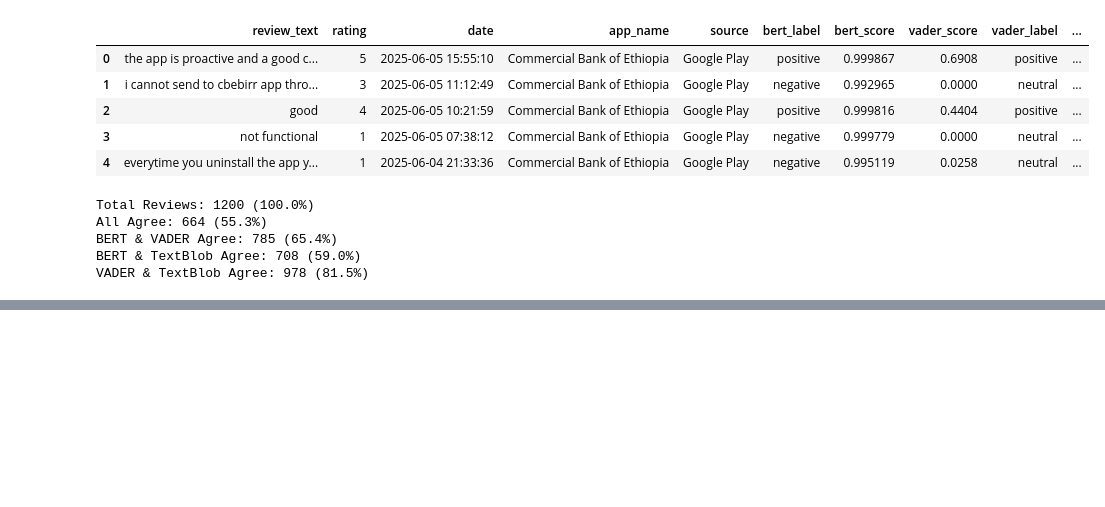
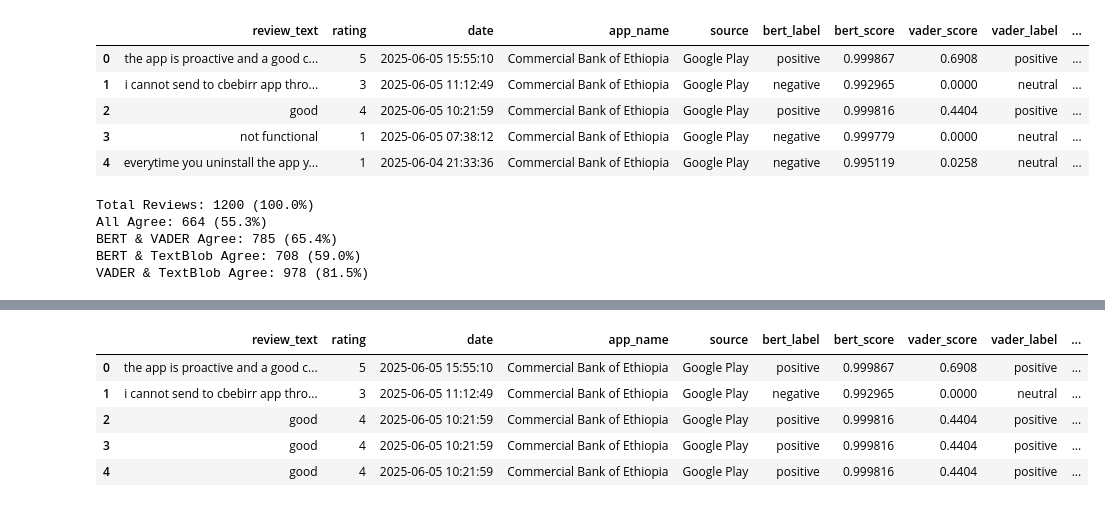
Before and after one commit to tsegabogale24/week2-Customer-Experience-Analytics-for-Fintech-Apps, a Jupyter notebook: notebooks/sentiment_analysis.ipynb, the cells around one changed output, grey strips where cells are left out. Cells and saved outputs as stored; diff of their text form; code cells hidden in the pictures; blank space fills up the shorter version.

```diff
--- a/notebooks/sentiment_analysis.ipynb
+++ b/notebooks/sentiment_analysis.ipynb
@@ -62,0 +117,19 @@ VADER & TextBlob Agree: 978 (81.5%)
+# %%
+import sys
+import os
+import importlib
+
+# Add the directory containing the module to the path
+sys.path.append(os.path.abspath("../scripts"))
+
+# Import the whole module (not just the function)
+import thematic_analysis
+
+# Reload the module after making code changes to it
+importlib.reload(thematic_analysis)
+
+from thematic_analysis import extract_keywords
+
+# Apply to your DataFrame
+results = extract_keywords(df)
+results.head()
@@ -62,0 +153,18 @@ VADER & TextBlob Agree: 978 (81.5%)
+# %%
+
+import sys
+import os
+import importlib
+
+# Add the directory containing the module to the path
+sys.path.append(os.path.abspath("../scripts"))
+
+# Import the whole module (not just the function)
+import thematic_analysis
+
+# Reload the module after making code changes to it
+importlib.reload(thematic_analysis)
+
+from thematic_analysis import group_keywords_by_similarity
+df_themed = group_keywords_by_similarity(results)
+print(df_themed)
@@ -62,0 +189,10 @@ VADER & TextBlob Agree: 978 (81.5%)
+# %%
+df_full = df.merge(df_themed, on="review_text", how="left")
+df_full.head()
+# %% [output]
+|  | review_text | rating | date | app_name | source | bert_label | bert_score | vader_score | vader_label | ... |
+| 0 | the app is proactive and a good c... | 5 | 2025-06-05 15:55:10 | Commercial Bank of Ethiopia | Google Play | positive | 0.999867 | 0.6908 | positive | ... |
+| 1 | i cannot send to cbebirr app thro... | 3 | 2025-06-05 11:12:49 | Commercial Bank of Ethiopia | Google Play | negative | 0.992965 | 0.0000 | neutral | ... |
+| 2 | good | 4 | 2025-06-05 10:21:59 | Commercial Bank of Ethiopia | Google Play | positive | 0.999816 | 0.4404 | positive | ... |
+| 3 | good | 4 | 2025-06-05 10:21:59 | Commercial Bank of Ethiopia | Google Play | positive | 0.999816 | 0.4404 | positive | ... |
+| 4 | good | 4 | 2025-06-05 10:21:59 | Commercial Bank of Ethiopia | Google Play | positive | 0.999816 | 0.4404 | positive | ... |
```
Also changed, not shown: parts of 7 cells of this notebook, 1 other file.
